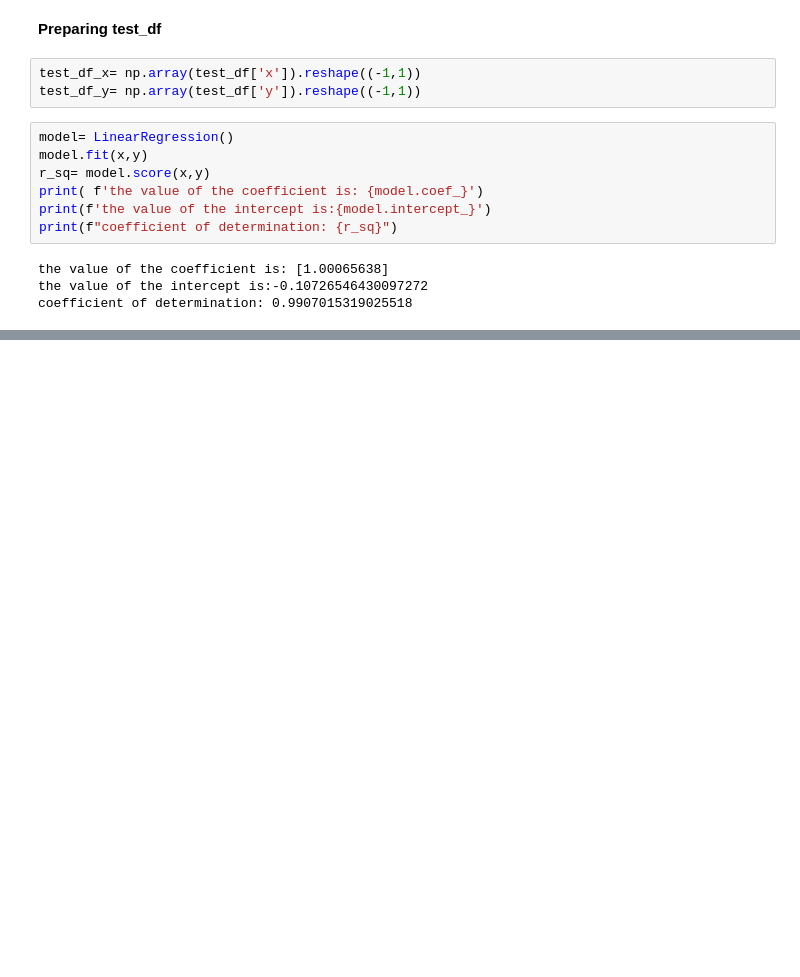
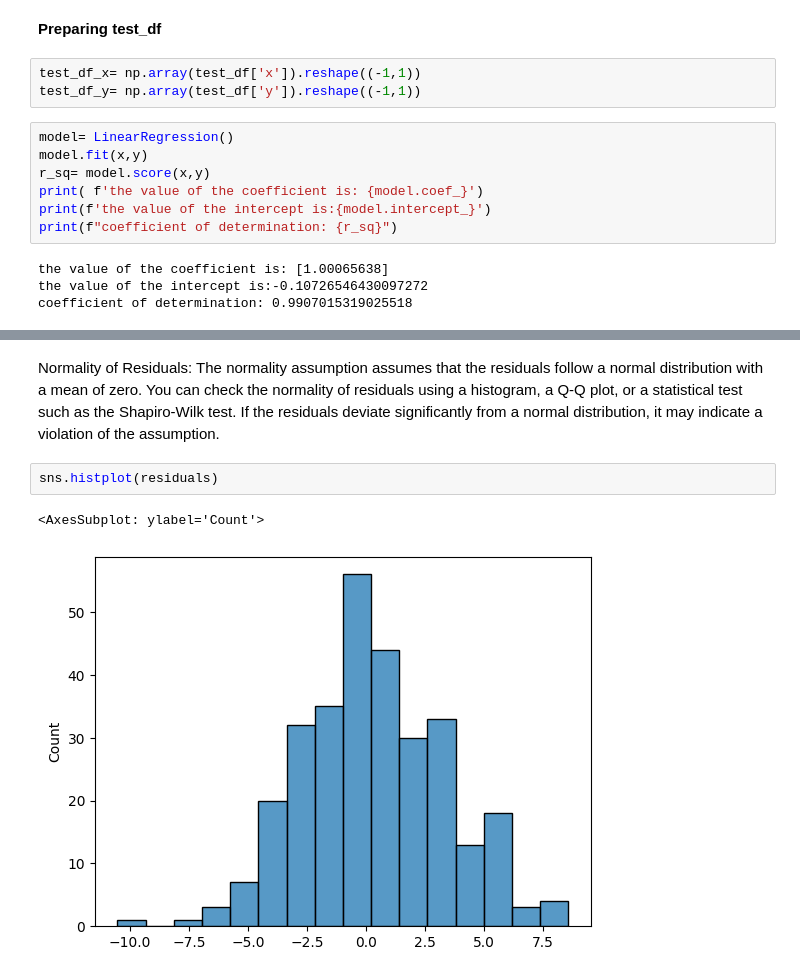
Before and after one commit to zahrahsn/Kaggle, a Jupyter notebook: linearregression-1.ipynb, the cells around one changed output, grey strips where cells are left out. Cells and saved outputs as stored; diff of their text form; blank space fills up the shorter version.

```diff
--- a/linearregression-1.ipynb
+++ b/linearregression-1.ipynb
@@ -50,0 +76,7 @@ The value of mean absolute error is: 2.415771850041258
+# %% [markdown]
+Normality of Residuals: The normality assumption assumes that the residuals follow a normal distribution with a mean of zero. You can check the normality of residuals using a histogram, a Q-Q plot, or a statistical test such as the Shapiro-Wilk test. If the residuals deviate significantly from a normal distribution, it may indicate a violation of the assumption.
+# %%
+sns.histplot(residuals)
+# %% [output]
+<AxesSubplot: ylabel='Count'>
+[figure, added]
```
Also changed, not shown: parts of 7 cells of this notebook.
